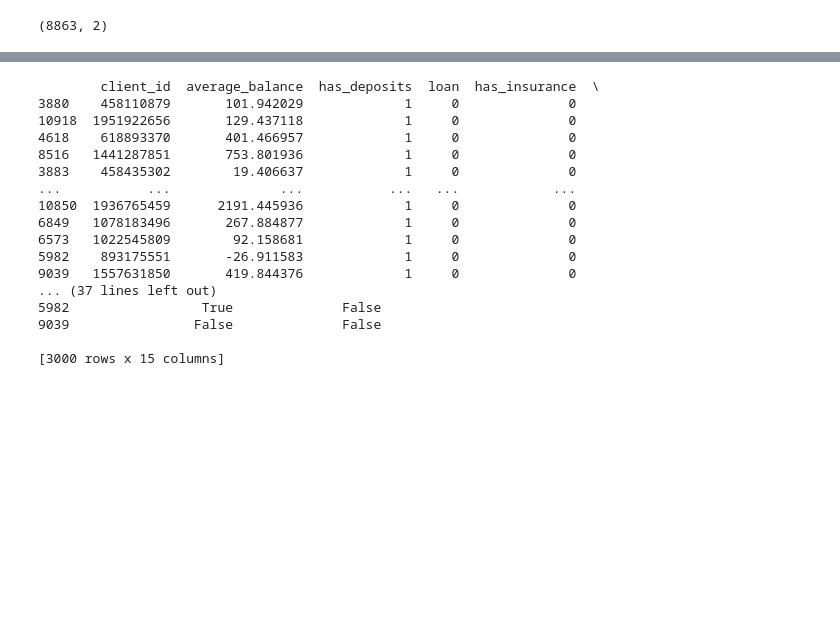
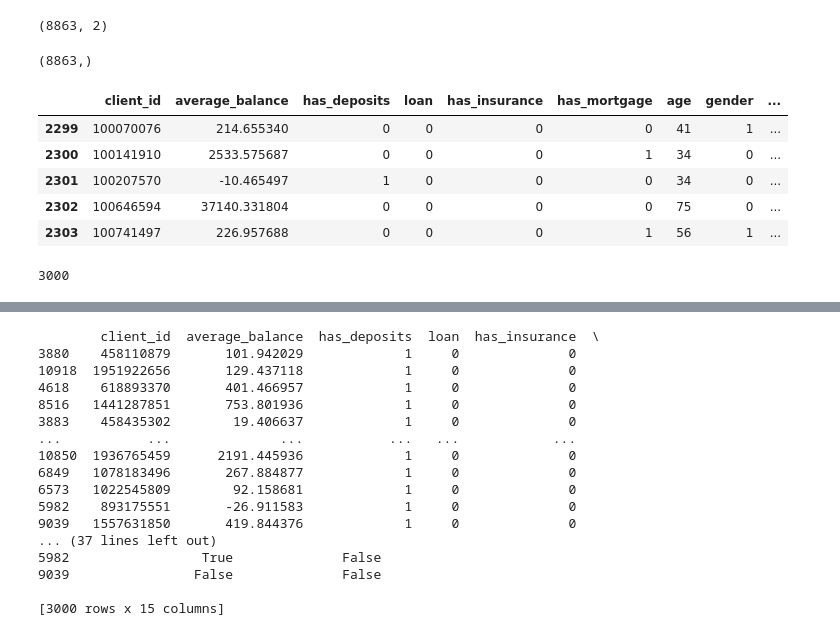
Before and after one commit to braverun/cb_case_study, a Jupyter notebook: cb_case_study.ipynb, the cells around one changed output, grey strips where cells are left out. Cells and saved outputs as stored; diff of their text form; code cells hidden in the pictures; blank space fills up the shorter version.

Commit message:
sort and select three thousand clients

```diff
--- a/cb_case_study.ipynb
+++ b/cb_case_study.ipynb
@@ -674,3 +682,20 @@ Outcomes = ada.predict_proba(Non_contacted_customers)
 Outcomes.shape
 # %% [output]
 (8863, 2)
+# %%
+Outcomes_flattened = Outcomes[...,0]
+# %%
+Outcomes_flattened.shape
+# %% [output]
+(8863,)
+# %%
+Non_contacted_customers["probability"] = Outcomes_flattened
+# %%
+Non_contacted_customers.head()
+# %% [output]
+|  | client_id | average_balance | has_deposits | loan | has_insurance | has_mortgage | age | gender | ... |
+| 2299 | 100070076 | 214.655340 | 0 | 0 | 0 | 0 | 41 | 1 | ... |
+| 2300 | 100141910 | 2533.575687 | 0 | 0 | 0 | 1 | 34 | 0 | ... |
+| 2301 | 100207570 | -10.465497 | 1 | 0 | 0 | 0 | 34 | 0 | ... |
+| 2302 | 100646594 | 37140.331804 | 0 | 0 | 0 | 0 | 75 | 0 | ... |
+| 2303 | 100741497 | 226.957688 | 0 | 0 | 0 | 1 | 56 | 1 | ... |
@@ -676,0 +707,4 @@ Outcomes.shape
+# %%
+len(threek_customers)
+# %% [output]
+3000
```
Also changed, not shown: parts of 8 cells of this notebook.
